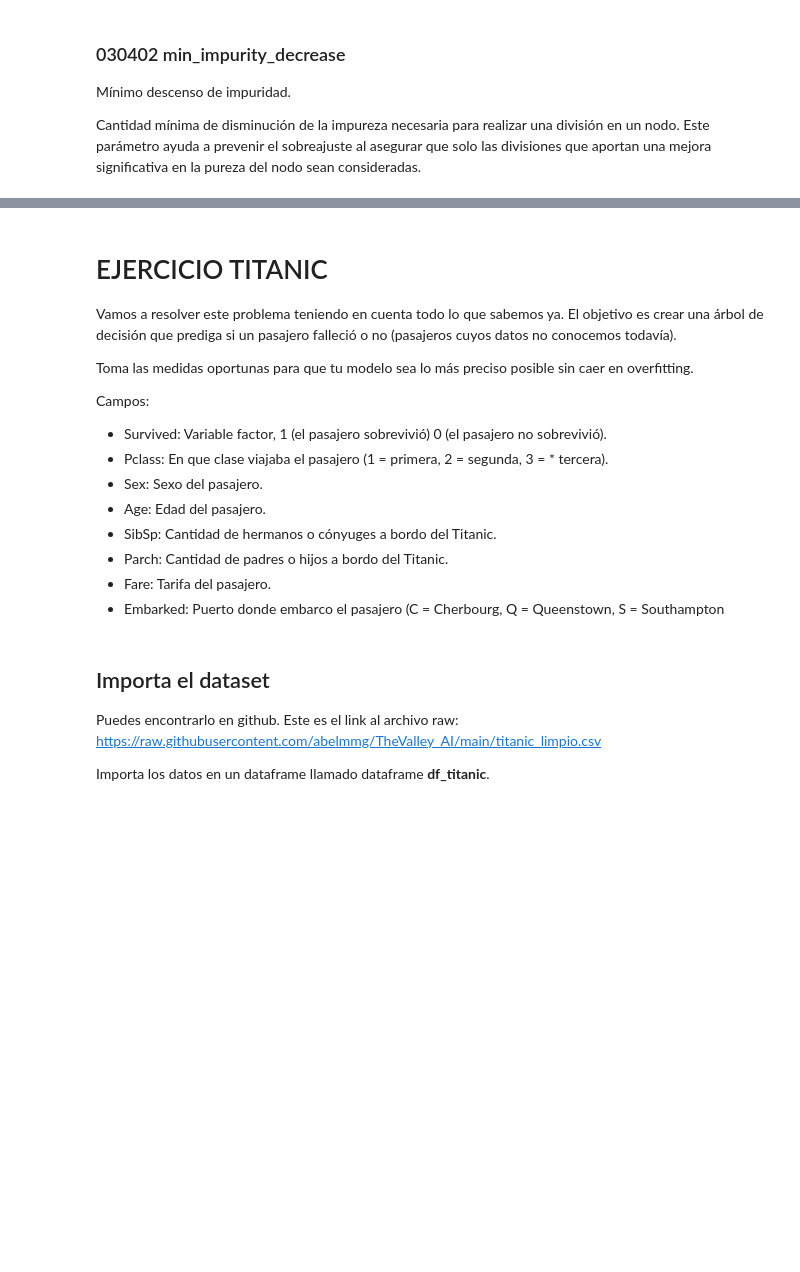
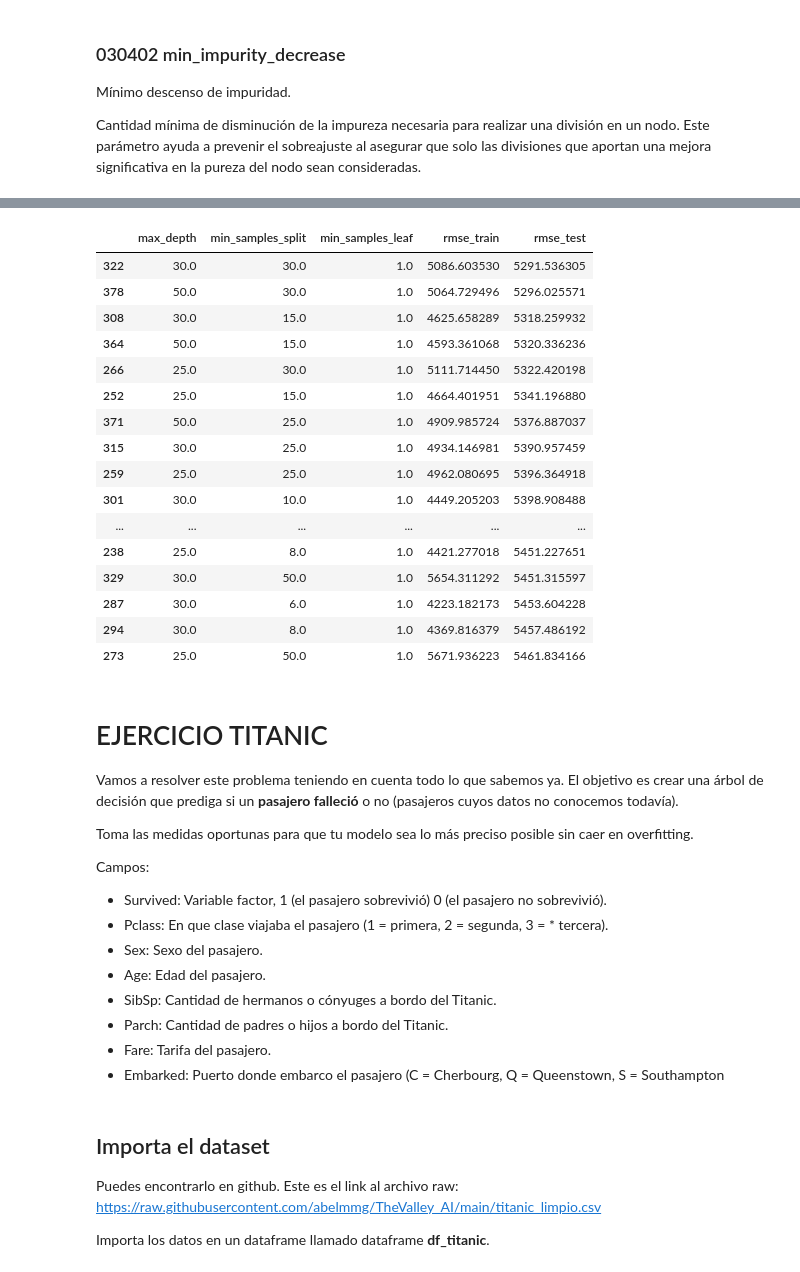
Before and after one commit to abelmmg/TheValley_AI, a Jupyter notebook: 02-04 Arboles de Decision - Sin Overfitting.ipynb, the cells around one changed output, grey strips where cells are left out. Cells and saved outputs as stored; diff of their text form; code cells hidden in the pictures; blank space fills up the shorter version.

```diff
--- a/02-04 Arboles de Decision - Sin Overfitting.ipynb
+++ b/02-04 Arboles de Decision - Sin Overfitting.ipynb
@@ -550,0 +576,14 @@ dtype: float64
+# %%
+def entrenamiento_fuerza_bruta(lista_max_depth, lista_min_samples_split, lista_min_samples_leaf):
+  cols = ['max_depth', 'min_samples_split', 'min_samples_leaf', 'rmse_train', 'rmse_test']
+  df = pd.DataFrame(columns=cols)
+
+  for v_max_depth in lista_max_depth:
+    for v_min_samples_split in lista_min_samples_split:
+      for v_min_samples_leaf in lista_min_samples_leaf:
+
+        serie = run_modelo_y_predecir_v2(max_depth=v_max_depth, min_samples_split=v_min_samples_split, min_samples_leaf=v_min_samples_leaf)
+        print(f'max_depth={v_max_depth}, min_samples_split={v_min_samples_split}, min_samples_leaf={v_min_samples_leaf} rmse_test={serie[2]}')
+        df.loc[len(df)] = serie
+
+  return df
@@ -550,0 +597,10 @@ dtype: float64
+# %%
+%%time
+lista_max_depth = [7, 10, 11, 12, 25, 30, 50]
+lista_min_samples_split = [2, 6, 8, 10, 15, 25, 30, 50]
+lista_min_samples_leaf = [1, 2, 3, 7, 9, 11, 25]
+
+#lista_max_depth = [5, 6]
+#lista_min_samples_split = [5, 6]
+#lista_min_samples_leaf = [5, 6]
+df_rmse = entrenamiento_fuerza_bruta(lista_max_depth, lista_min_samples_split, lista_min_samples_leaf)
@@ -551,7 +625,29 @@ dtype: float64
+# %%
+# ordenar df_rmse por la columna rmse_test descendente
+df_rmse = df_rmse.sort_values(by='rmse_test', ascending=True)
+df_rmse.head(20)
+# %% [output]
+|  | max_depth | min_samples_split | min_samples_leaf | rmse_train | rmse_test |
+| 322 | 30.0 | 30.0 | 1.0 | 5086.603530 | 5291.536305 |
+| 378 | 50.0 | 30.0 | 1.0 | 5064.729496 | 5296.025571 |
+| 308 | 30.0 | 15.0 | 1.0 | 4625.658289 | 5318.259932 |
+| 364 | 50.0 | 15.0 | 1.0 | 4593.361068 | 5320.336236 |
+| 266 | 25.0 | 30.0 | 1.0 | 5111.714450 | 5322.420198 |
+| 252 | 25.0 | 15.0 | 1.0 | 4664.401951 | 5341.196880 |
+| 371 | 50.0 | 25.0 | 1.0 | 4909.985724 | 5376.887037 |
+| 315 | 30.0 | 25.0 | 1.0 | 4934.146981 | 5390.957459 |
+| 259 | 25.0 | 25.0 | 1.0 | 4962.080695 | 5396.364918 |
+| 301 | 30.0 | 10.0 | 1.0 | 4449.205203 | 5398.908488 |
+| ... | ... | ... | ... | ... | ... |
+| 238 | 25.0 | 8.0 | 1.0 | 4421.277018 | 5451.227651 |
+| 329 | 30.0 | 50.0 | 1.0 | 5654.311292 | 5451.315597 |
+| 287 | 30.0 | 6.0 | 1.0 | 4223.182173 | 5453.604228 |
+| 294 | 30.0 | 8.0 | 1.0 | 4369.816379 | 5457.486192 |
+| 273 | 25.0 | 50.0 | 1.0 | 5671.936223 | 5461.834166 |
 # %% [markdown]
 # EJERCICIO TITANIC
 
-Vamos a resolver este problema teniendo en cuenta todo lo que sabemos ya. El objetivo es crear una árbol de decisión que prediga si un pasajero falleció o no (pasajeros cuyos datos no conocemos todavía).
+Vamos a resolver este problema teniendo en cuenta todo lo que sabemos ya. El objetivo es crear una árbol de decisión que prediga si un **pasajero falleció** o no (pasajeros cuyos datos no conocemos todavía).
 
 Toma las medidas oportunas para que tu modelo sea lo más preciso posible sin caer en overfitting.
 
```
Also changed, not shown: parts of 24 cells of this notebook, 14 other files.
